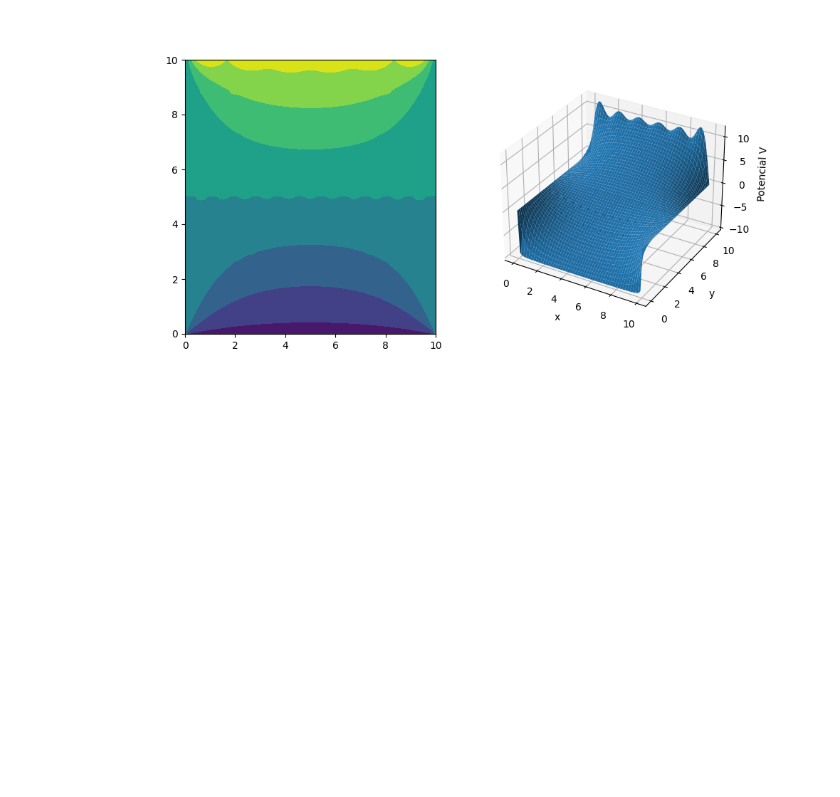
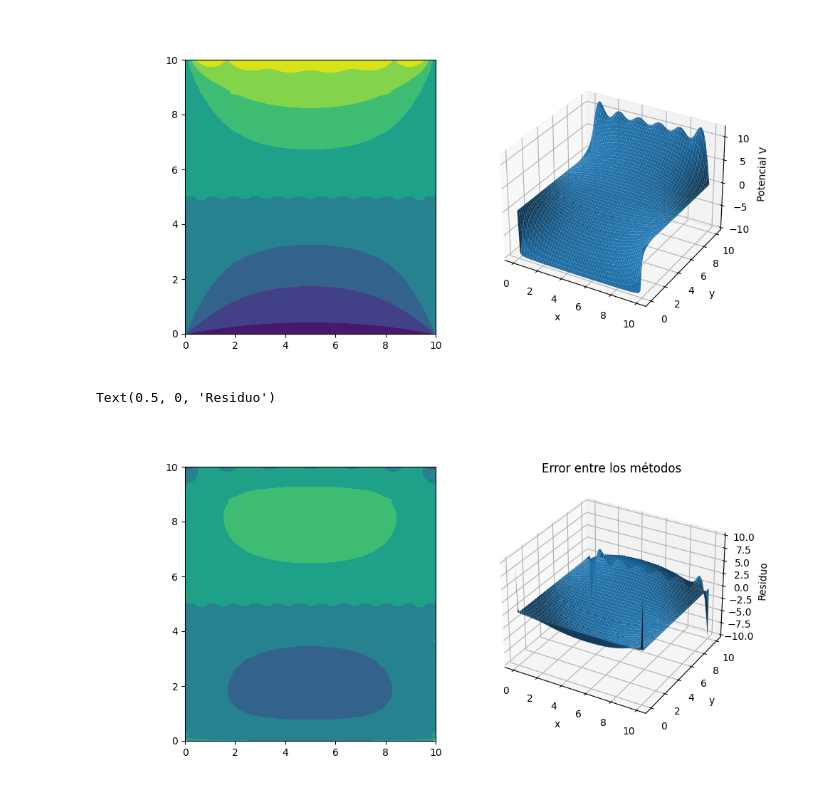
Before and after one commit to DaniCorredor/Laplace---Relajacion, a Jupyter notebook: Tarea 3.ipynb, the cells around one changed output. Cells and saved outputs as stored; diff of their text form; code cells hidden in the pictures; blank space fills up the shorter version.

Commit message:
residuos

```diff
--- a/Tarea 3.ipynb
+++ b/Tarea 3.ipynb
@@ -123,3 +123,20 @@ ax1.set_zlabel("Potencial V")
 # %% [output]
 Text(0.5, 0, 'Potencial V')
 [figure]
+# %%
+fig = plt.figure(figsize=(10,5))
+ax = fig.add_subplot(121)
+ax1 = fig.add_subplot(122, projection='3d')
+
+X,Y = np.meshgrid(x,y)
+
+c = ax.contourf(X,Y,Va.T-Vc.T)
+
+ax1.plot_surface(X,Y,Va.T-Vc.T)
+ax1.set_title("Error entre los métodos")
+ax1.set_xlabel("x")
+ax1.set_ylabel("y")
+ax1.set_zlabel("Residuo")
+# %% [output]
+Text(0.5, 0, 'Residuo')
+[figure, added]
```
